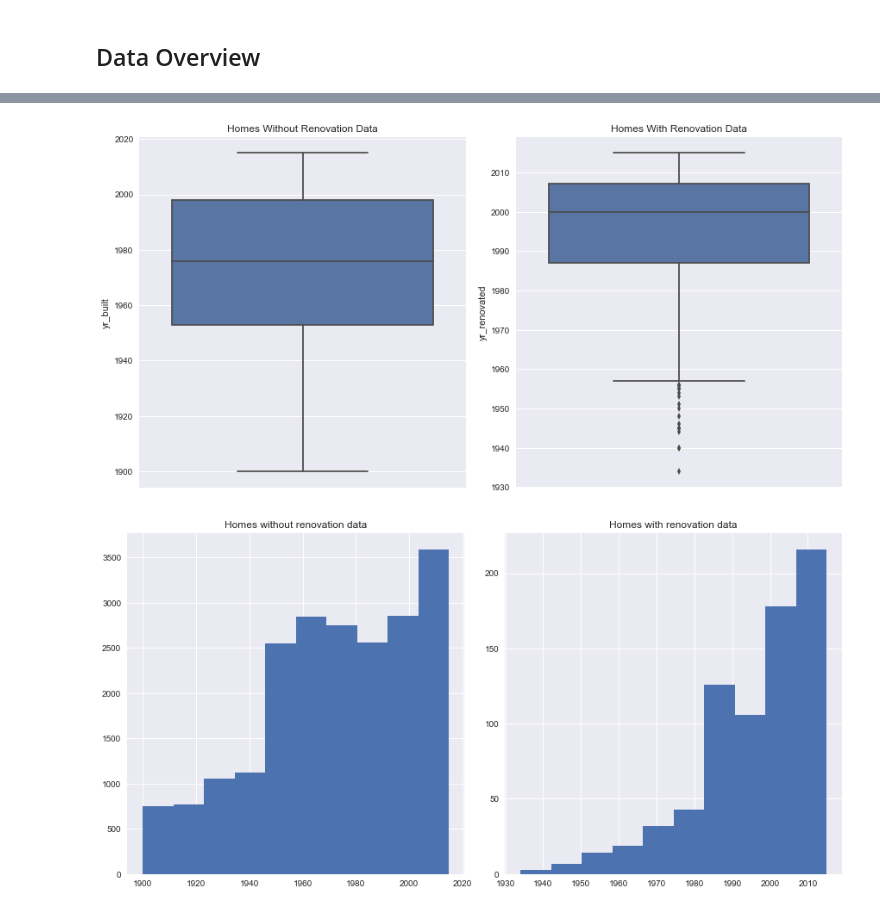
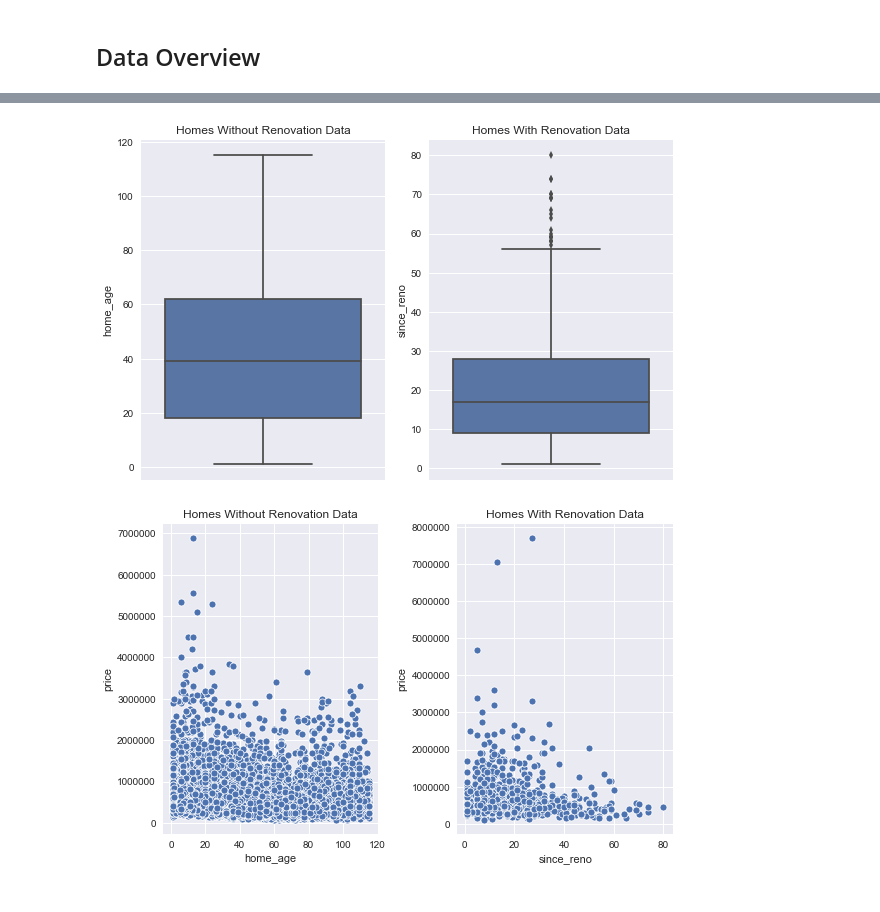
Before and after one commit to lindseyberlin/houston-ds-042219-mod1-project, a Jupyter notebook: Question2_YrRenovatedImpact.ipynb, the cells around one changed output, grey strips where cells are left out. Saved outputs shown, nothing was run; the diff lists cells and outputs as text; code cells hidden in the pictures.

```diff
--- a/Question2_YrRenovatedImpact.ipynb
+++ b/Question2_YrRenovatedImpact.ipynb
@@ -38,8 +46,15 @@ with_reno_df = with_reno_df.sort_values(by="yr_renovated")
+# %%
+# Excluding those renovated since they were sold
+with_reno_df = with_reno_df.where(with_reno_df["since_reno"] > 0)
 # %% [markdown]
 #### Creating a dataframe with all homes that do not have information on when they were renovated
 # %%
 without_reno_df = yr_df.where(yr_df["yr_renovated"] == 0).dropna()
-# %%
-without_reno_df = without_reno_df.sort_values(by="yr_built")
+# %%
+# Excluding those built after they were sold
+without_reno_df = without_reno_df.where(without_reno_df["home_age"] > 0)
 # %% [markdown]
 ## Data Overview
+# %%
+age_col = without_reno_df["home_age"]
+since_reno_col = with_reno_df["since_reno"]
@@ -46,27 +88,24 @@ without_reno_df = without_reno_df.sort_values(by="yr_built")
 # %%
-f1, axes = plt.subplots(1, 2, figsize=(12,6), constrained_layout=True)
+f2, axes = plt.subplots(1, 2, figsize=(8,5), constrained_layout=True)
 
-yr_built_col = without_reno_df["yr_built"]
-yr_reno_col = with_reno_df["yr_renovated"]
+ax2_0 = sns.boxplot(age_col, orient='v', ax=axes[0])
+ax2_1 = sns.boxplot(since_reno_col, orient='v', ax=axes[1])
 
-ax1_0 = sns.boxplot(yr_built_col, orient='v', ax=axes[0])
-ax1_1 = sns.boxplot(yr_reno_col, orient='v', ax=axes[1])
-
-ax1_0.title.set_text("Homes Without Renovation Data")
-ax1_1.title.set_text("Homes With Renovation Data")
+ax2_0.title.set_text("Homes Without Renovation Data")
+ax2_1.title.set_text("Homes With Renovation Data")
 
 plt.show()
 # %% [output]
-[figure, old version]
+[figure, new version]
 # %%
-f2, axes = plt.subplots(1, 2, figsize=(12,6), constrained_layout=True)
+f3, axes = plt.subplots(1, 2, figsize=(8,5), constrained_layout=True)
 
-ax2_0 = yr_built_col.hist(ax=axes[0])
-ax2_1 = yr_reno_col.hist(ax=axes[1])
+ax3_0 = sns.scatterplot(x="home_age", y="price", data=without_reno_df, ax=axes[0])
+ax3_1 = sns.scatterplot(x="since_reno", y="price", data=with_reno_df, ax=axes[1])
 
-ax2_0.title.set_text("Homes Without Renovation Data")
-ax2_1.title.set_text("Homes With Renovation Data")
+ax3_0.title.set_text("Homes Without Renovation Data")
+ax3_1.title.set_text("Homes With Renovation Data")
 
 plt.show()
 # %% [output]
-[figure, old version]
+[figure, new version]
```
Also changed, not shown: parts of 14 cells of this notebook.
